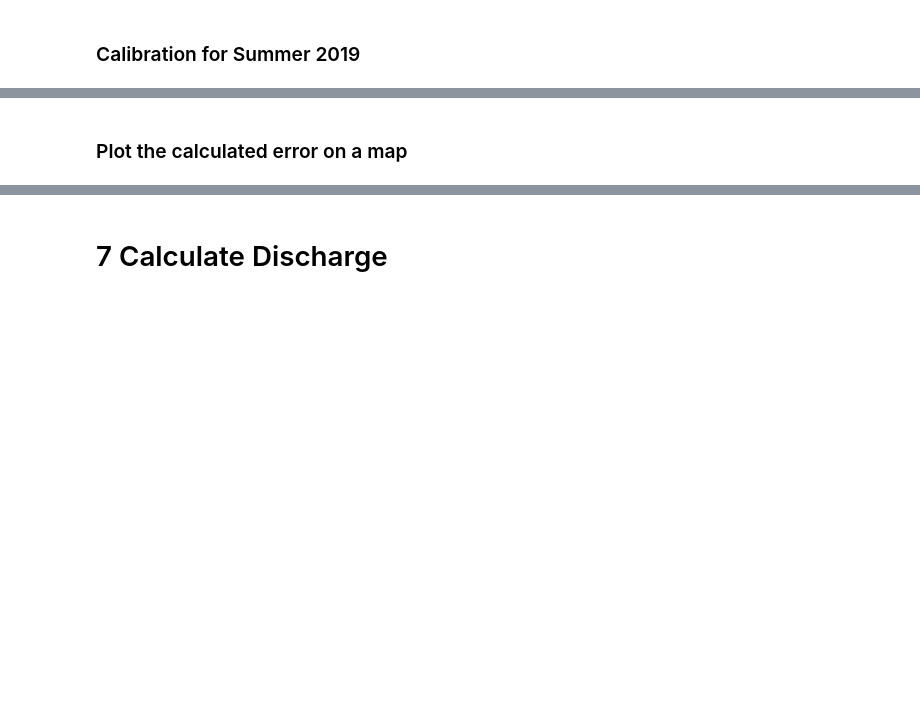
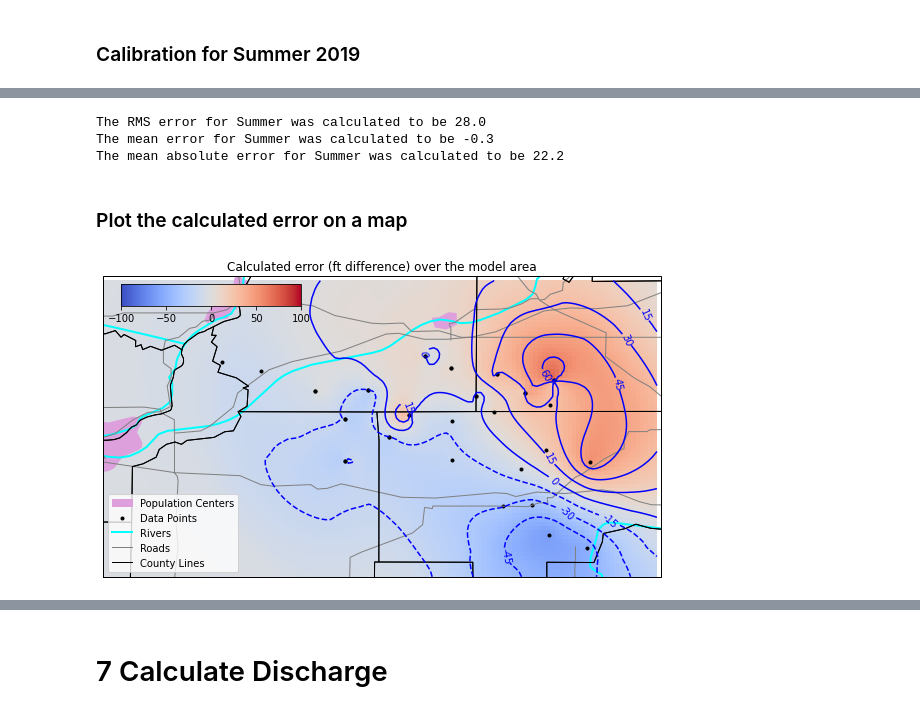
Before and after one commit to iordach1/GEOL572-GRL, a Jupyter notebook: GRL_Model_working-preFINAL.ipynb, the cells around one changed output, grey strips where cells are left out. Cells and saved outputs as stored; diff of their text form; code cells hidden in the pictures; blank space fills up the shorter version.

```diff
--- a/GRL_Model_working-preFINAL.ipynb
+++ b/GRL_Model_working-preFINAL.ipynb
@@ -1033,12 +1028,23 @@ plt.show()
 # Calculate the RMS error
 df_info['diff^2_ft']=(df_info.head_calculated_ft-df_info.head_summer2019_ft)**2 # Create a new column in "df_info", containing the differences squared between the calculated and observed head values
 RMS=math.sqrt(np.mean(df_info['diff^2_ft']))# Calculate the RMS error as the square root of the average of the new "diff^2_ft" column
-print('The RMS error was calculated to be',RMS)
+print('The RMS error for Summer was calculated to be',round(RMS,1))
 
 # Create a new column in the "df_info" dataframe containing the calculated error for each observation well
 # Positive error means the model head is too low (not enough water)
 # Negative error means the model head is too high (too much water)
 df_info['error']=df_info['head_summer2019_ft']-df_info['head_calculated_ft']
+
+# Calculate the mean error and mean absolute error
+mean_error=np.mean(df_info.error)
+mean_abs_error=np.mean(abs(df_info.error))
+
+print('The mean error for Summer was calculated to be',round(mean_error,1))
+print('The mean absolute error for Summer was calculated to be',round(mean_abs_error,1))
+# %% [output]
+The RMS error for Summer was calculated to be 28.0
+The mean error for Summer was calculated to be -0.3
+The mean absolute error for Summer was calculated to be 22.2
 # %% [markdown]
 ### Plot the calculated error on a map
 # %%
@@ -1107,37 +1113,40 @@ majorroads = cf.NaturalEarthFeature(
 ax.add_feature(popplaces,edgecolor='plum',linewidth=1.0) # Population centers will be light purple areas
 ax.add_feature(largerivers,edgecolor='aqua',linewidth=2.0) # Large, small, and smallest rivers will be light blue lines
 ax.add_feature(smallrivers,edgecolor='aqua',linewidth=2.0)
 ax.add_feature(smallestrivers,edgecolor='aqua',linewidth=2.0)
-ax.add_feature(majorroads,edgecolor='gray',linewidth=1.0) #Roads will be thin gray lines
-ax.add_feature(USCOUNTIES.with_scale('5m'))
+ax.add_feature(majorroads,edgecolor='gray',linewidth=1.0) # Roads will be gray lines
+ax.add_feature(USCOUNTIES.with_scale('5m'),linewidth=1.0) # County lines will be black lines
 
 #Create contours from the interpolation
 error_contour_levels = [-60,-45,-30,-15,0,15,30,45,60,75] # Set contour levels for contouring error, use this line for summer
-#error_contour_levels = [-80,-70,-60,-50,-40,-30,-20,-10,0,10] # Set contour levels for contouring error, use this line for spring
+#error_contour_levels = [-80,-70,-60,-50,-40,-30,-20,-10,0,10,20,30] # Set contour levels for contouring error, use this line for spring
 cset_contour = plt.contour(X,Y,z,error_contour_levels,colors='blue')
 
 #Add in a continuous color flood
 #cset_fill=plt.imshow(z,vmin=-100,vmax=100,cmap=plt.cm.coolwarm,origin='lower',extent=[X.min(), X.max(), Y.min(), Y.max()])
 cset_fill=plt.imshow(z,vmin=-100,vmax=100,cmap=plt.cm.coolwarm,origin='lower',extent=[X.min(), X.max(), Y.min(), Y.max()])
 
 #The following code could also be used, if a discrete color flood is preferred:
 #cset_fill = plt.contourf(X,Y,z,vmin=-100,vmax=100,cmap=plt.cm.coolwarm)
 
 #Label contours (makes use of pylab)
 pylab.clabel(cset_contour, inline=1, fontsize=10,fmt='%1.0f')
 
 #Plot the points that were measured
 points=plt.scatter(df_info['LONG_WGS_84'], df_info['LAT_WGS_84'], marker=".", color="black", label="Data Points")
 
 #Add a legend to the plot
 cities_towns=mpatches.Patch(color='plum',label='Population Centers') #Here I create a proxy artist to represent population centers on the legend
 rivers=mlines.Line2D([],[],linewidth=2.0,color='aqua',label='Rivers') #Proxy artist for large and small rivers
 roads=mlines.Line2D([],[],linewidth=1.0,color='gray',label='Roads') #Proxy artist for major roads
-ax.legend(loc='lower left',handles=[cities_towns,points,rivers,roads])
+counties=mlines.Line2D([],[],linewidth=1.0,color='black',label='County Lines')
+ax.legend(loc='lower left',handles=[cities_towns,points,rivers,roads,counties])
 
 #Add in a colorbar
-cax = fig.add_axes([0.34, 0.32, 0.25, 0.03])
+cax = fig.add_axes([0.15, 0.67, 0.25, 0.03])
 fig.colorbar(cset_fill, cax=cax, orientation='horizontal')
 plt.show()
+# %% [output]
+[figure, added]
 # %%
 df_info.error.min()
```
Also changed, not shown: parts of 28 cells of this notebook.
